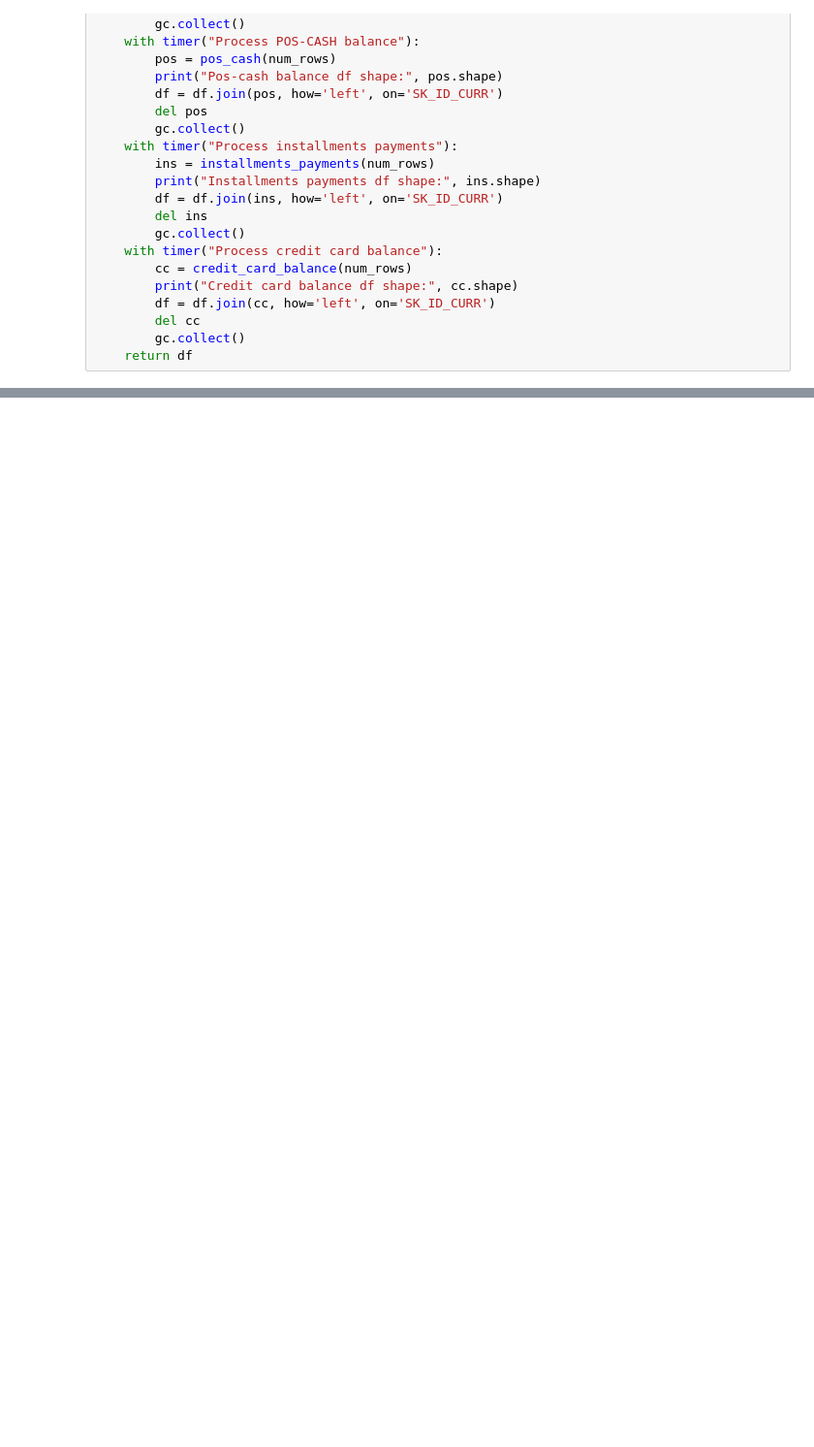
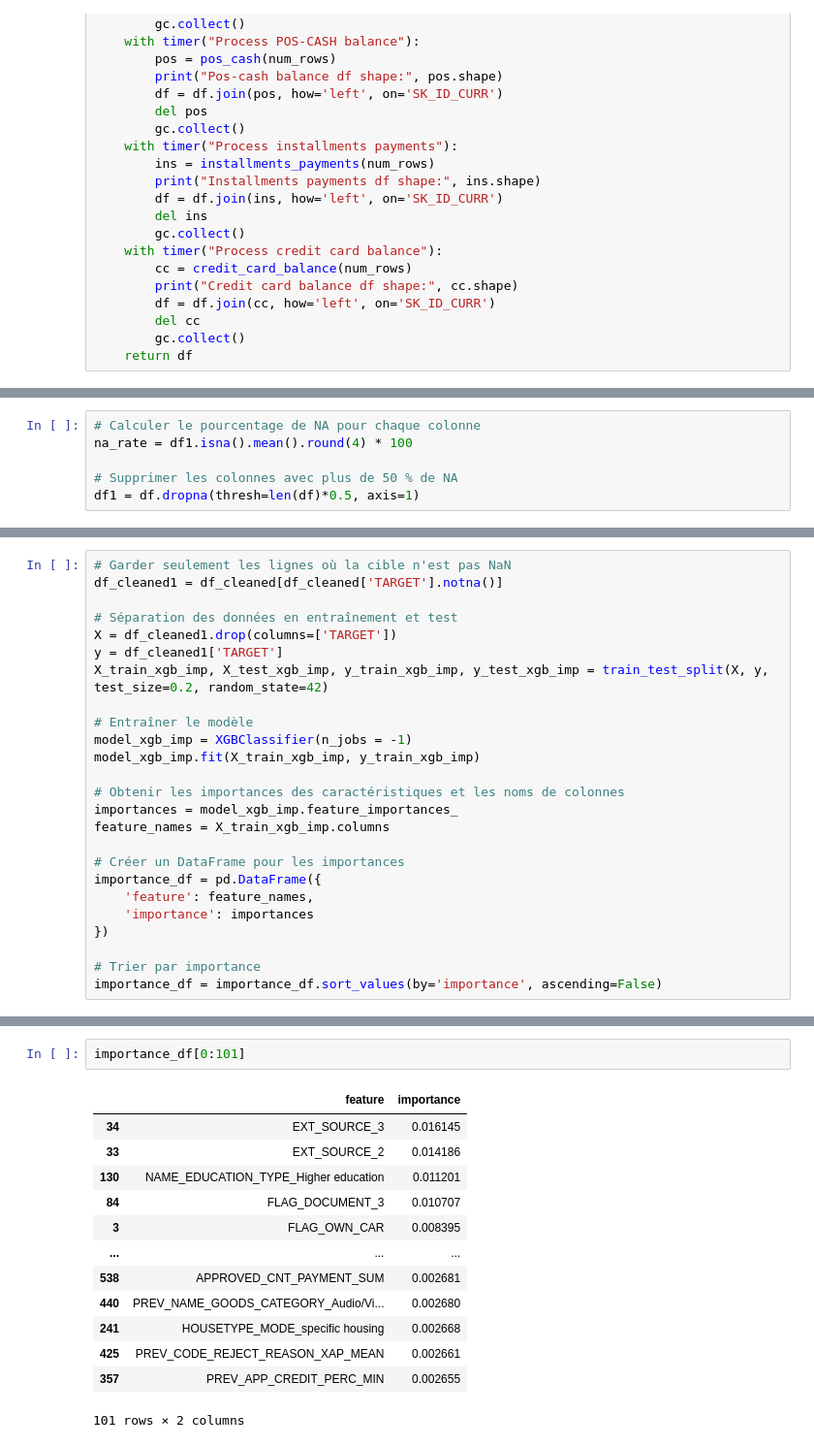
Before and after one commit to Alexandre-Data/OC-Projet-7, a Jupyter notebook: Projet7_1.ipynb, the cells around one changed output, grey strips where cells are left out. Shown at 97% size. Drawn from its saved outputs; the diff is of its cells as text; blank space fills up the shorter version.

```diff
--- a/Projet7_1.ipynb
+++ b/Projet7_1.ipynb
@@ -372,0 +420,6 @@ Full model run - done in 145s
+# %%
+# Calculer le pourcentage de NA pour chaque colonne
+na_rate = df1.isna().mean().round(4) * 100
+
+# Supprimer les colonnes avec plus de 50 % de NA
+df1 = df.dropna(thresh=len(df)*0.5, axis=1)
@@ -372,0 +490,25 @@ Full model run - done in 145s
+# %%
+# Garder seulement les lignes où la cible n'est pas NaN
+df_cleaned1 = df_cleaned[df_cleaned['TARGET'].notna()]
+
+# Séparation des données en entraînement et test
+X = df_cleaned1.drop(columns=['TARGET'])
+y = df_cleaned1['TARGET']
+X_train_xgb_imp, X_test_xgb_imp, y_train_xgb_imp, y_test_xgb_imp = train_test_split(X, y, test_size=0.2, random_state=42)
+
+# Entraîner le modèle
+model_xgb_imp = XGBClassifier(n_jobs = -1)
+model_xgb_imp.fit(X_train_xgb_imp, y_train_xgb_imp)
+
+# Obtenir les importances des caractéristiques et les noms de colonnes
+importances = model_xgb_imp.feature_importances_
+feature_names = X_train_xgb_imp.columns
+
+# Créer un DataFrame pour les importances
+importance_df = pd.DataFrame({
+    'feature': feature_names,
+    'importance': importances
+})
+
+# Trier par importance
+importance_df = importance_df.sort_values(by='importance', ascending=False)
@@ -372,0 +529,16 @@ Full model run - done in 145s
+# %%
+importance_df[0:101]
+# %% [output]
+|  | feature | importance |
+| 34 | EXT_SOURCE_3 | 0.016145 |
+| 33 | EXT_SOURCE_2 | 0.014186 |
+| 130 | NAME_EDUCATION_TYPE_Higher education | 0.011201 |
+| 84 | FLAG_DOCUMENT_3 | 0.010707 |
+| 3 | FLAG_OWN_CAR | 0.008395 |
+| ... | ... | ... |
+| 538 | APPROVED_CNT_PAYMENT_SUM | 0.002681 |
+| 440 | PREV_NAME_GOODS_CATEGORY_Audio/Vi... | 0.002680 |
+| 241 | HOUSETYPE_MODE_specific housing | 0.002668 |
+| 425 | PREV_CODE_REJECT_REASON_XAP_MEAN | 0.002661 |
+| 357 | PREV_APP_CREDIT_PERC_MIN | 0.002655 |
+101 rows × 2 columns
```
Also changed, not shown: parts of 47 cells of this notebook.
